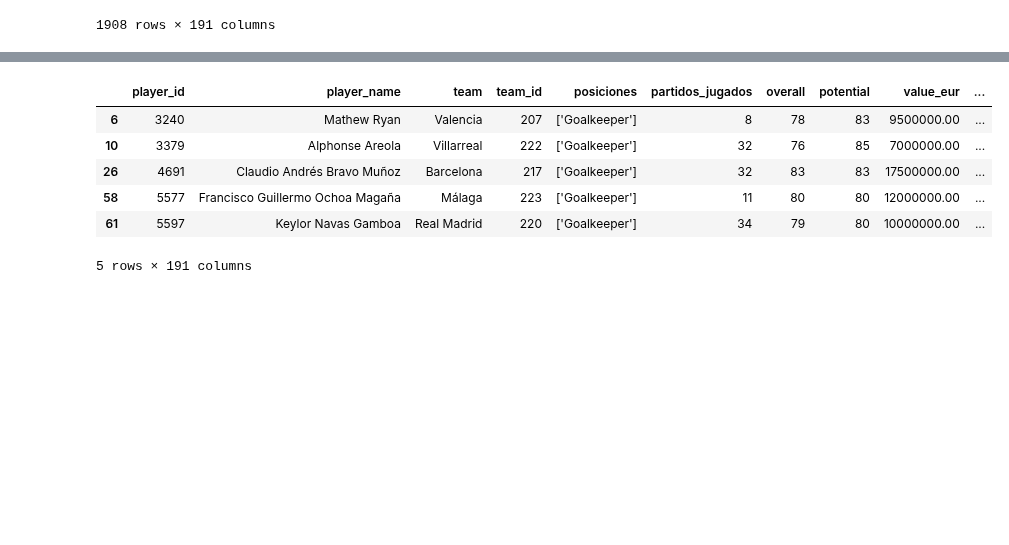
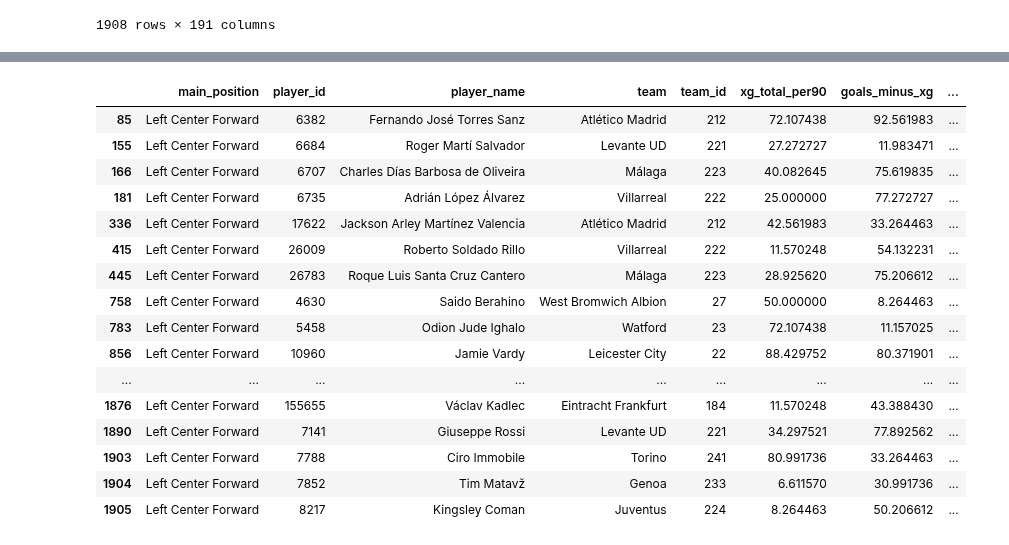
Before and after one commit to Germiprogramer/TFG-Agente-de-Scouting, a Jupyter notebook: normalizacion.ipynb, the cells around one changed output, grey strips where cells are left out. Drawn from its saved outputs; the diff is of its cells as text; code cells hidden in the pictures; blank space fills up the shorter version.

```diff
--- a/normalizacion.ipynb
+++ b/normalizacion.ipynb
@@ -317,9 +329,9 @@ estadisticas_posiciones = {
     "offensive_midfield": ["goal_assists_per90", "key_passes_per90", "progressive_passes_per90",
                            "shots_total_per90", "xg_total_per90", "dribbles_completed_per90", "goals_scored_per90", "dribble_success_rate"],
     "winger": ["dribbles_completed_per90", "dribble_success_rate", "crosses_completed_per90", "key_passes_per90",
-               "goal_assists_per90", "progressive_carries_per90", "goals_scored_per90", "goals_minus_xg_per90"],
-    "striker": ["xg_total_per90", "shot_accuracy",
-                "goal_assists_per90", "penalties_won_per90", "key_passes_per90"]
+               "goal_assists_per90", "progressive_carries_per90", "goals_scored_per90", "goals_minus_xg_per90", "progressive_carries_rate"],
+    "striker": ["xg_total_per90", "goals_minus_xg", "goals_scored_per90", "shot_accuracy", "progressive_carries_per90", "chances_created_per90", "dribble_success_rate", "dribbles_completed",
+                "goal_assists_per90", "penalties_won_per90", "key_passes_per90", "progressive_carries_rate", "headed_shot_duel_rate"]
 }
 
 # Diccionario de etiquetas por posición
@@ -330,8 +342,8 @@ etiquetas_posiciones = {
     "defensive_midfield": ['Right Defensive Midfield', 'Center Defensive Midfield', 'Left Defensive Midfield'],
     "center_midfield": ['Right Center Midfield', 'Center Midfield', 'Left Center Midfield'],
     "offensive_midfield": ['Left Attacking Midfield', 'Center Attacking Midfield', 'Right Attacking Midfield'],
-    "winger": ['Left Center Forward', 'Right Center Forward', 'Left Wing', 'Left Midfield', 'Right Wing', 'Right Midfield'],
-    "striker": ['Striker', 'Secondary Striker']
+    "winger": ['Left Wing', 'Left Midfield', 'Right Wing', 'Right Midfield'],
+    "striker": ['Left Center Forward', 'Right Center Forward','Center Forward']
 }
 
 # Variables que quieres conservar tal cual
@@ -381,21 +393,31 @@ def normalizar_metricas_percentiles(
 df_porteros_percentiles = normalizar_metricas_percentiles(jugadores_total, estadisticas_posiciones["goalkeeper"], variables_extra, etiquetas_posiciones["goalkeeper"])
 df_laterales_percentiles = normalizar_metricas_percentiles(jugadores_total, estadisticas_posiciones["side_back"], variables_extra, etiquetas_posiciones["side_back"])
 df_centrales_percentiles = normalizar_metricas_percentiles(jugadores_total, estadisticas_posiciones["center_back"], variables_extra, etiquetas_posiciones["center_back"])
-df_centrocampista_defensivo_percentiles = normalizar_metricas_percentiles(jugadores_total, estadisticas_posiciones["defensive_midfield"], variables_extra, etiquetas_posiciones["defensive_midfield"])
-df_centrocampista_percentiles = normalizar_metricas_percentiles(jugadores_total, estadisticas_posiciones["center_midfield"], variables_extra, etiquetas_posiciones["center_midfield"])
-df_centrocampista_ofensivo_percentiles = normalizar_metricas_percentiles(jugadores_total, estadisticas_posiciones["offensive_midfield"], variables_extra, etiquetas_posiciones["offensive_midfield"])
-df_extremo_percentiles = normalizar_metricas_percentiles(jugadores_total, estadisticas_posiciones["winger"], variables_extra, etiquetas_posiciones["winger"])
-df_delantero_percentiles = normalizar_metricas_percentiles(jugadores_total, estadisticas_posiciones["striker"], variables_extra, etiquetas_posiciones["striker"])
+df_centrocampistas_defensivo_percentiles = normalizar_metricas_percentiles(jugadores_total, estadisticas_posiciones["defensive_midfield"], variables_extra, etiquetas_posiciones["defensive_midfield"])
+df_centrocampistas_percentiles = normalizar_metricas_percentiles(jugadores_total, estadisticas_posiciones["center_midfield"], variables_extra, etiquetas_posiciones["center_midfield"])
+df_centrocampistas_ofensivo_percentiles = normalizar_metricas_percentiles(jugadores_total, estadisticas_posiciones["offensive_midfield"], variables_extra, etiquetas_posiciones["offensive_midfield"])
+df_extremos_percentiles = normalizar_metricas_percentiles(jugadores_total, estadisticas_posiciones["winger"], variables_extra, etiquetas_posiciones["winger"])
+df_delanteros_percentiles = normalizar_metricas_percentiles(jugadores_total, estadisticas_posiciones["striker"], variables_extra, etiquetas_posiciones["striker"])
 # %%
-df_porteros_percentiles.head(5)
+df_delanteros_percentiles[df_delanteros_percentiles["main_position"] == "Left Center Forward"]
 # %% [output]
-|  | player_id | player_name | team | team_id | posiciones | partidos_jugados | overall | potential | value_eur | ... |
-| 6 | 3240 | Mathew Ryan | Valencia | 207 | ['Goalkeeper'] | 8 | 78 | 83 | 9500000.00 | ... |
-| 10 | 3379 | Alphonse Areola | Villarreal | 222 | ['Goalkeeper'] | 32 | 76 | 85 | 7000000.00 | ... |
-| 26 | 4691 | Claudio Andrés Bravo Muñoz | Barcelona | 217 | ['Goalkeeper'] | 32 | 83 | 83 | 17500000.00 | ... |
-| 58 | 5577 | Francisco Guillermo Ochoa Magaña | Málaga | 223 | ['Goalkeeper'] | 11 | 80 | 80 | 12000000.00 | ... |
-| 61 | 5597 | Keylor Navas Gamboa | Real Madrid | 220 | ['Goalkeeper'] | 34 | 79 | 80 | 10000000.00 | ... |
+|  | main_position | player_id | player_name | team | team_id | xg_total_per90 | goals_minus_xg | ... |
+| 85 | Left Center Forward | 6382 | Fernando José Torres Sanz | Atlético Madrid | 212 | 72.107438 | 92.561983 | ... |
+| 155 | Left Center Forward | 6684 | Roger Martí Salvador | Levante UD | 221 | 27.272727 | 11.983471 | ... |
+| 166 | Left Center Forward | 6707 | Charles Días Barbosa de Oliveira | Málaga | 223 | 40.082645 | 75.619835 | ... |
+| 181 | Left Center Forward | 6735 | Adrián López Álvarez | Villarreal | 222 | 25.000000 | 77.272727 | ... |
+| 336 | Left Center Forward | 17622 | Jackson Arley Martínez Valencia | Atlético Madrid | 212 | 42.561983 | 33.264463 | ... |
+| 415 | Left Center Forward | 26009 | Roberto Soldado Rillo | Villarreal | 222 | 11.570248 | 54.132231 | ... |
+| 445 | Left Center Forward | 26783 | Roque Luis Santa Cruz Cantero | Málaga | 223 | 28.925620 | 75.206612 | ... |
+| 758 | Left Center Forward | 4630 | Saido Berahino | West Bromwich Albion | 27 | 50.000000 | 8.264463 | ... |
+| 783 | Left Center Forward | 5458 | Odion Jude Ighalo | Watford | 23 | 72.107438 | 11.157025 | ... |
+| 856 | Left Center Forward | 10960 | Jamie Vardy | Leicester City | 22 | 88.429752 | 80.371901 | ... |
+| ... | ... | ... | ... | ... | ... | ... | ... | ... |
+| 1876 | Left Center Forward | 155655 | Václav Kadlec | Eintracht Frankfurt | 184 | 11.570248 | 43.388430 | ... |
+| 1890 | Left Center Forward | 7141 | Giuseppe Rossi | Levante UD | 221 | 34.297521 | 77.892562 | ... |
+| 1903 | Left Center Forward | 7788 | Ciro Immobile | Torino | 241 | 80.991736 | 33.264463 | ... |
+| 1904 | Left Center Forward | 7852 | Tim Matavž | Genoa | 233 | 6.611570 | 30.991736 | ... |
+| 1905 | Left Center Forward | 8217 | Kingsley Coman | Juventus | 224 | 8.264463 | 50.206612 | ... |
-5 rows × 191 columns
 # %%
 def normalizar_metricas_minmax(df, metricas, variables_extra, posiciones_filtrar=None):
     """
```
Also changed, not shown: parts of 2 cells of this notebook.
